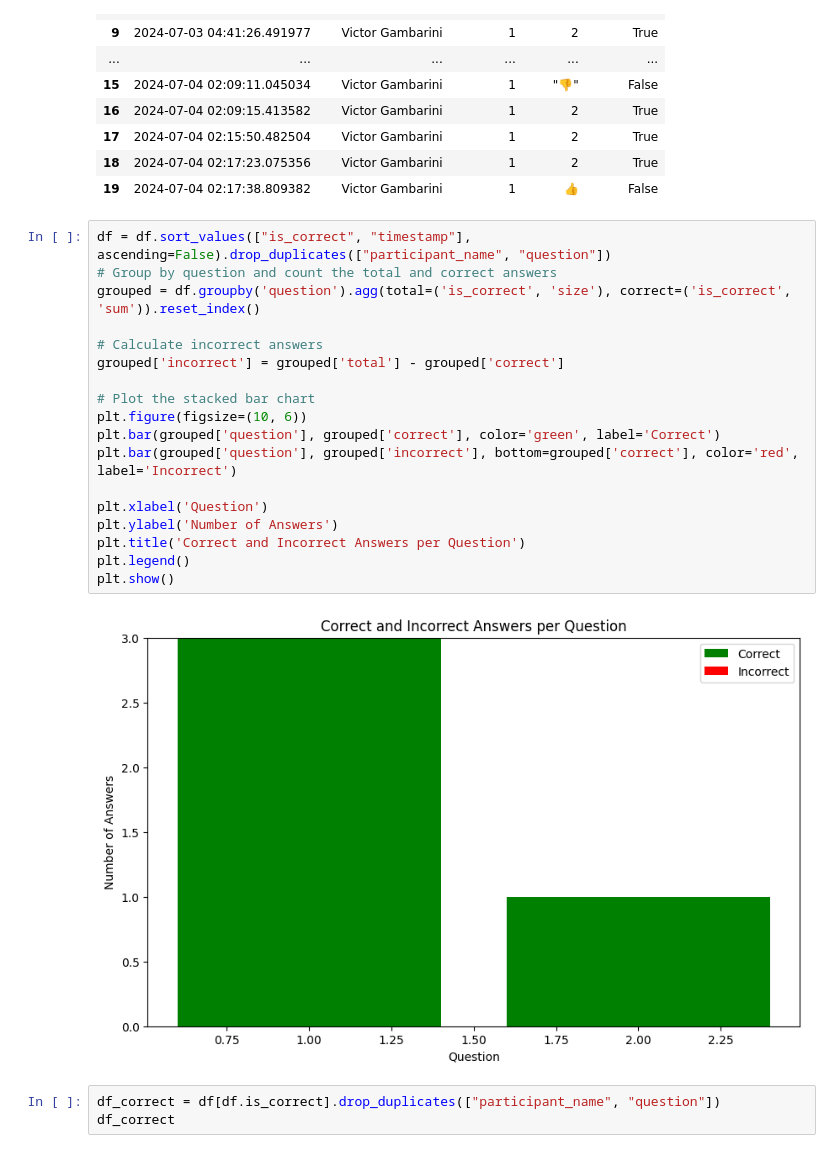
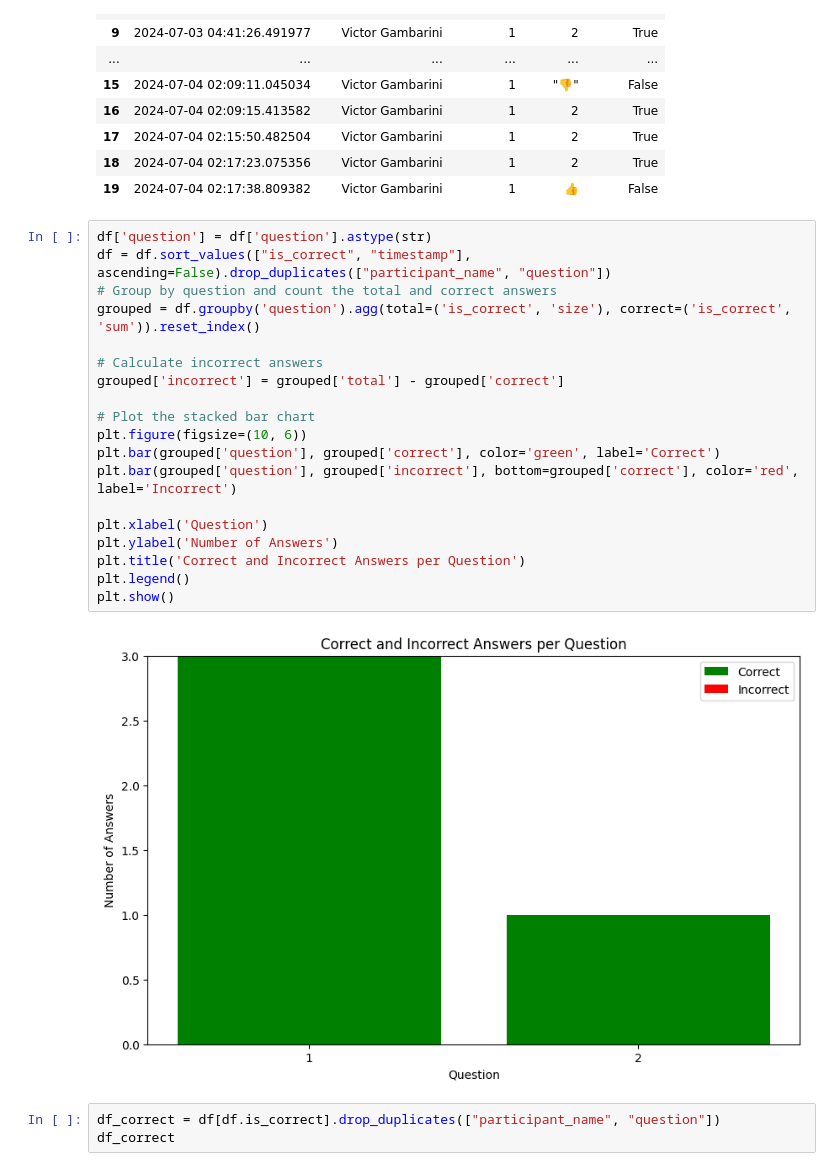
Before and after one commit to UoA-eResearch/ResBaz24Python, a Jupyter notebook: plot_answers.ipynb, the cells around one changed output. Cells and saved outputs as stored; diff of their text form.

Commit message:
question.astype(str)

```diff
--- a/plot_answers.ipynb
+++ b/plot_answers.ipynb
@@ -24,25 +24,26 @@ df
 | 18 | 2024-07-04 02:17:23.075356 | Victor Gambarini | 1 | 2 | True |
 | 19 | 2024-07-04 02:17:38.809382 | Victor Gambarini | 1 | 👍 | False |
 # %%
+df['question'] = df['question'].astype(str)
 df = df.sort_values(["is_correct", "timestamp"], ascending=False).drop_duplicates(["participant_name", "question"])
 # Group by question and count the total and correct answers
 grouped = df.groupby('question').agg(total=('is_correct', 'size'), correct=('is_correct', 'sum')).reset_index()
 
 # Calculate incorrect answers
 grouped['incorrect'] = grouped['total'] - grouped['correct']
 
 # Plot the stacked bar chart
 plt.figure(figsize=(10, 6))
 plt.bar(grouped['question'], grouped['correct'], color='green', label='Correct')
 plt.bar(grouped['question'], grouped['incorrect'], bottom=grouped['correct'], color='red', label='Incorrect')
 
 plt.xlabel('Question')
 plt.ylabel('Number of Answers')
 plt.title('Correct and Incorrect Answers per Question')
 plt.legend()
 plt.show()
 # %% [output]
-[figure, old version]
+[figure, new version]
 # %%
 df_correct = df[df.is_correct].drop_duplicates(["participant_name", "question"])
 df_correct
```
